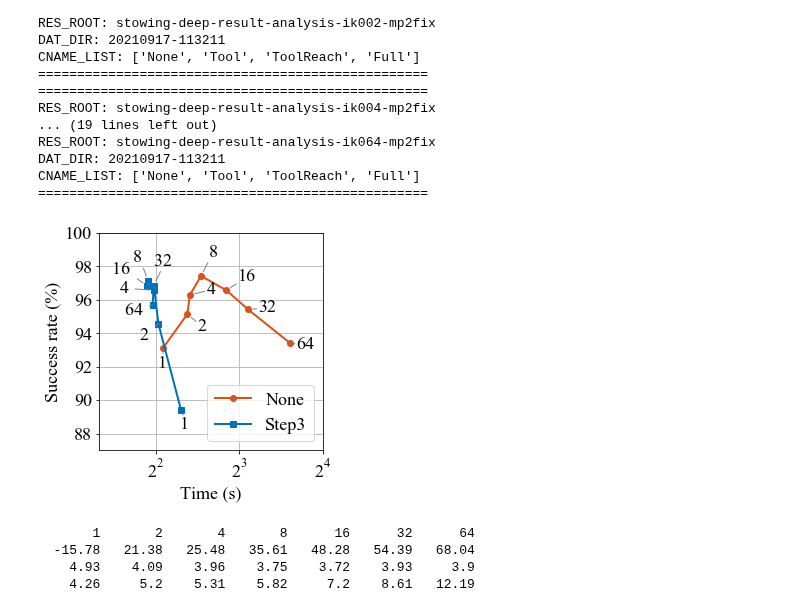
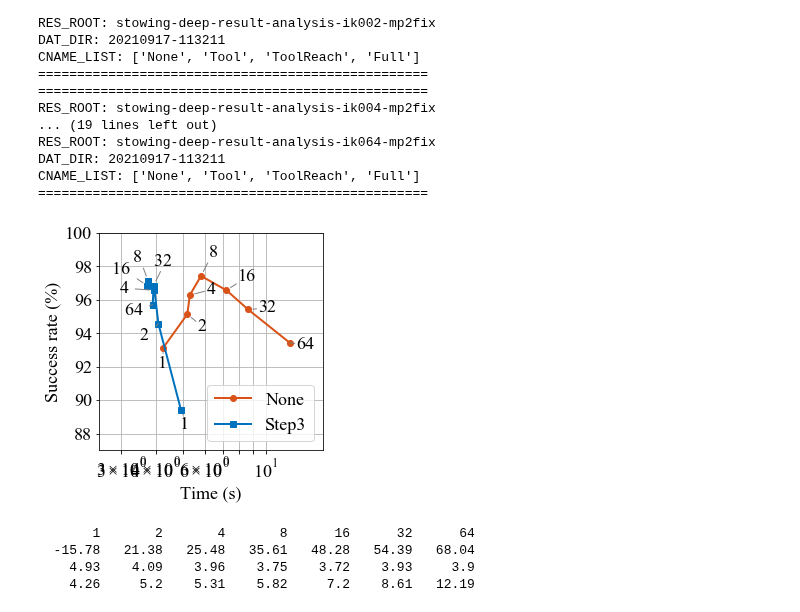
Before and after one commit to rnb-disinfection/rnb-planning, a Jupyter notebook: src/scripts/developing/pddlstream/[TEST] PDDLStream-test-samples-ikmp-analysis-comparemine-plotall.ipynb, the cells around one changed output. Cells and saved outputs as stored; diff of their text form; code cells hidden in the pictures.

```diff
--- a/src/scripts/developing/pddlstream/[TEST] PDDLStream-test-samples-ikmp-analysis-comparemine-plotall.ipynb
+++ b/src/scripts/developing/pddlstream/[TEST] PDDLStream-test-samples-ikmp-analysis-comparemine-plotall.ipynb
@@ -118,36 +118,36 @@ plt.rcParams['lines.linewidth'] = 2
 fig = plt.figure(figsize=(4,4))
 ax = plt.subplot(1,1,1)
 
 pargs_list = []
 time_means_all, success_means_all, labels_all = [], [], []
 for i_c, (cname, lstyle, color) in enumerate(zip(CNAME_LIST, ['-o', '-s'], [MATLAB_COLORS[1], MATLAB_COLORS[0]])):
     success_means = np.multiply(success_means_dict[cname], 100)
     time_means = time_means_dict[cname]
     time_stds = time_stds_dict[cname]
     pargs_list.append((time_means, success_means, lstyle))
     time_means_all += list(time_means)
     success_means_all += list(success_means)
     labels_all += list(map(lambda x: str(x)+" "*i_c, IK_NUMS))
     plt.plot(time_means, success_means, lstyle, color=color)
 #     repel_labels(ax, time_means, success_means, IK_NUMS, k=0.35,arrowstyle='-', autoset_axis=False)
 
 repel_labels(ax, time_means_all, success_means_all, labels_all, k=0.5,
              color='gray', arrowstyle='-', autoset_axis=False,
              min_shift=0.8, max_shift=1.2, min_x=2.5, scale_y=1.5)
 
-plt.xscale("log", basex=2)
-plt.xticks(np.power(2, range(1,5)))
+plt.xscale("log", basex=10)
+plt.xticks(range(3,11))
 plt.yticks(range(70,102, 2))
 plt.grid(True)
 plt.axis([2.5, 16, 87, 100])
 plt.xlabel("Time (s)")
 plt.ylabel("Success rate (%)")
 
 
 plt.legend(LEGEND_LIST, loc="lower right")
 plt.show()
 # %% [output]
-[figure, old version]
+[figure, new version]
 # %%
 print("".join(["{:8}".format(x) for x in IK_NUMS]))
 print("".join(["{:8}".format(x)
```
Also changed, not shown: parts of 1 cell of this notebook.
